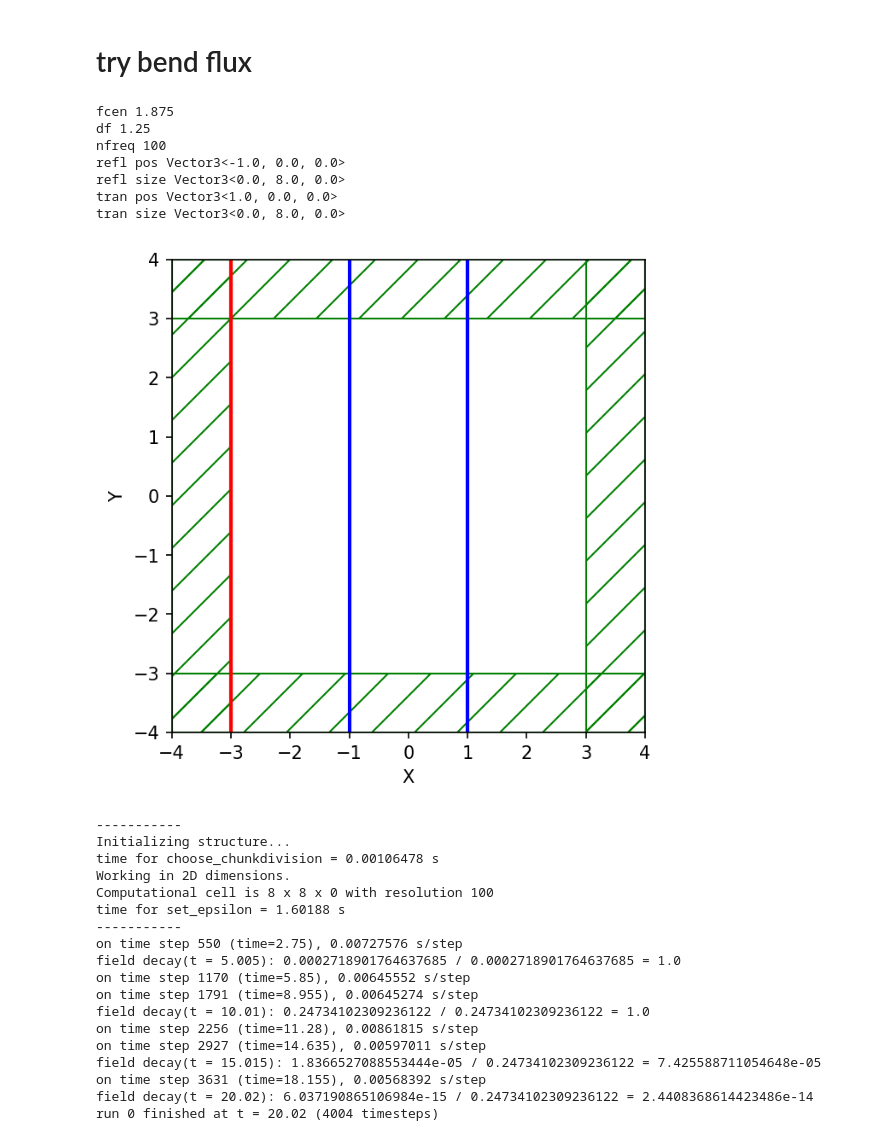
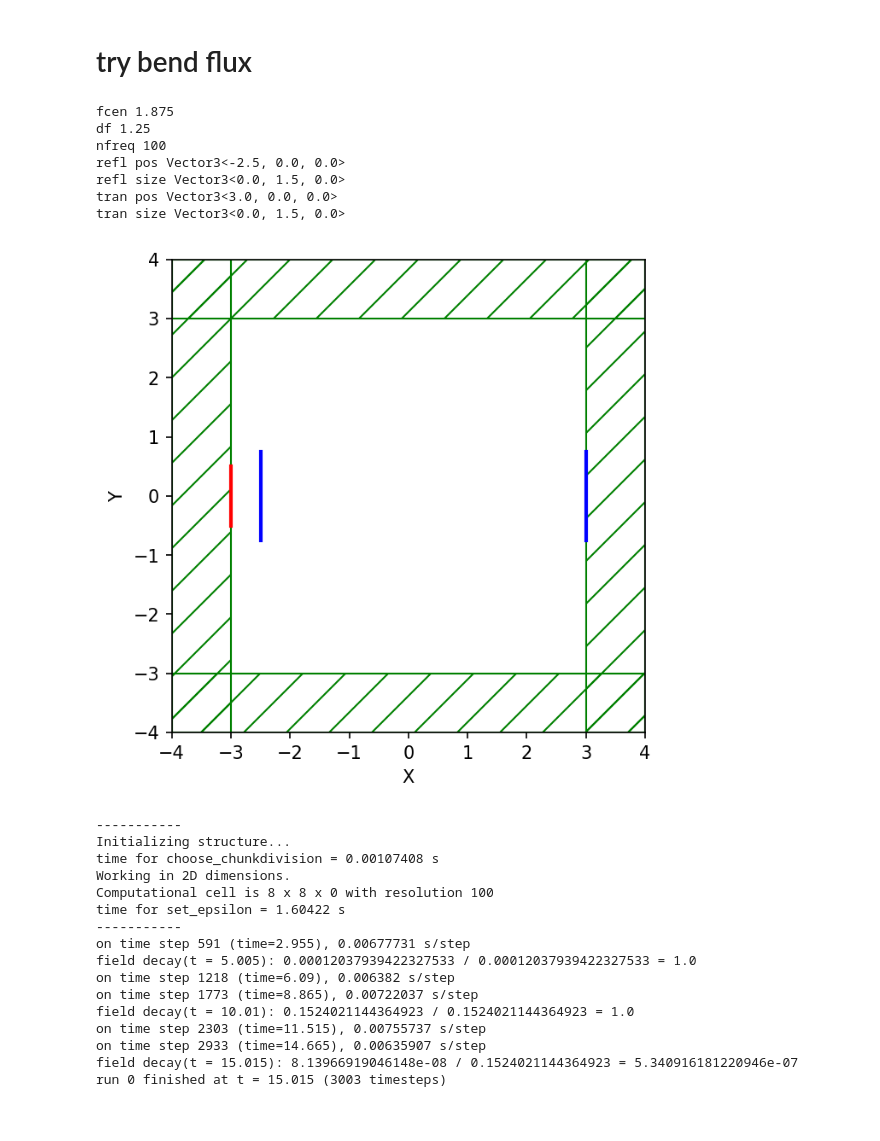
Before and after one commit to faliqadlan/code-fdtd, a Jupyter notebook: meep_perov.ipynb, the cells around one changed output. Drawn from its saved outputs; the diff is of its cells as text; code cells hidden in the pictures.

```diff
--- a/meep_perov.ipynb
+++ b/meep_perov.ipynb
@@ -596,67 +551,65 @@ sources = [
     mp.Source(
         mp.GaussianSource(fcen, fwidth=df, is_integrated=False),
         center=mp.Vector3(-0.5 * s + dpml),
-        size=mp.Vector3(0, s),
+        size=mp.Vector3(0, 1, 0),
         component=mp.Ez,
     )
 ]
 
 sim = mp.Simulation(
     cell_size=cell_size,
     boundary_layers=pml_layers,
     sources=sources,
     resolution=resolution,
 )
 
 refl_fr = mp.FluxRegion(
-    center=mp.Vector3(-r), size=mp.Vector3(0, s)
+    center=mp.Vector3(-2.5), size=mp.Vector3(0, 1.5)
 )
 
 
 refl = sim.add_flux(fcen, df, nfreq, refl_fr)
 print("refl pos", refl_fr.center)
 print("refl size", refl_fr.size)
 
 tran_fr = mp.FluxRegion(
-    center=mp.Vector3(r), size=mp.Vector3(0, s)
+    center=mp.Vector3(3), size=mp.Vector3(0, 1.5)
 )
 tran = sim.add_flux(fcen, df, nfreq, tran_fr)
 print("tran pos", tran_fr.center)
 print("tran size", tran_fr.size)
 
 plt.figure(dpi=150)
 sim.plot2D()
 plt.show()
 # %% [output]
 fcen 1.875
 df 1.25
 nfreq 100
-refl pos Vector3<-1.0, 0.0, 0.0>
-refl size Vector3<0.0, 8.0, 0.0>
-tran pos Vector3<1.0, 0.0, 0.0>
-tran size Vector3<0.0, 8.0, 0.0>
+refl pos Vector3<-2.5, 0.0, 0.0>
+refl size Vector3<0.0, 1.5, 0.0>
+tran pos Vector3<3.0, 0.0, 0.0>
+tran size Vector3<0.0, 1.5, 0.0>
-[figure, old version]
+[figure, new version]
 # %%
-sim.run(until_after_sources=mp.stop_when_fields_decayed(5, mp.Ez, mp.Vector3(0,0), 1e-9))
+sim.run(until_after_sources=mp.stop_when_fields_decayed(5, mp.Ez, mp.Vector3(0,0), 1e-3))
 # %% [output]
 -----------
 Initializing structure...
-time for choose_chunkdivision = 0.00106478 s
+time for choose_chunkdivision = 0.00107408 s
 Working in 2D dimensions.
 Computational cell is 8 x 8 x 0 with resolution 100
-time for set_epsilon = 1.60188 s
+time for set_epsilon = 1.60422 s
 -----------
-on time step 550 (time=2.75), 0.00727576 s/step
-field decay(t = 5.005): 0.0002718901764637685 / 0.0002718901764637685 = 1.0
-on time step 1170 (time=5.85), 0.00645552 s/step
-on time step 1791 (time=8.955), 0.00645274 s/step
-field decay(t = 10.01): 0.24734102309236122 / 0.24734102309236122 = 1.0
-on time step 2256 (time=11.28), 0.00861815 s/step
-on time step 2927 (time=14.635), 0.00597011 s/step
-field decay(t = 15.015): 1.8366527088553444e-05 / 0.24734102309236122 = 7.425588711054648e-05
-on time step 3631 (time=18.155), 0.00568392 s/step
-field decay(t = 20.02): 6.037190865106984e-15 / 0.24734102309236122 = 2.4408368614423486e-14
-run 0 finished at t = 20.02 (4004 timesteps)
+on time step 591 (time=2.955), 0.00677731 s/step
+field decay(t = 5.005): 0.00012037939422327533 / 0.00012037939422327533 = 1.0
+on time step 1218 (time=6.09), 0.006382 s/step
+on time step 1773 (time=8.865), 0.00722037 s/step
+field decay(t = 10.01): 0.1524021144364923 / 0.1524021144364923 = 1.0
+on time step 2303 (time=11.515), 0.00755737 s/step
+on time step 2933 (time=14.665), 0.00635907 s/step
+field decay(t = 15.015): 8.13966919046148e-08 / 0.1524021144364923 = 5.340916181220946e-07
+run 0 finished at t = 15.015 (3003 timesteps)
 # %%
 empty_flux = mp.get_fluxes(refl)
 empty_data = sim.get_flux_data(refl)
```
Also changed, not shown: parts of 21 cells of this notebook.
